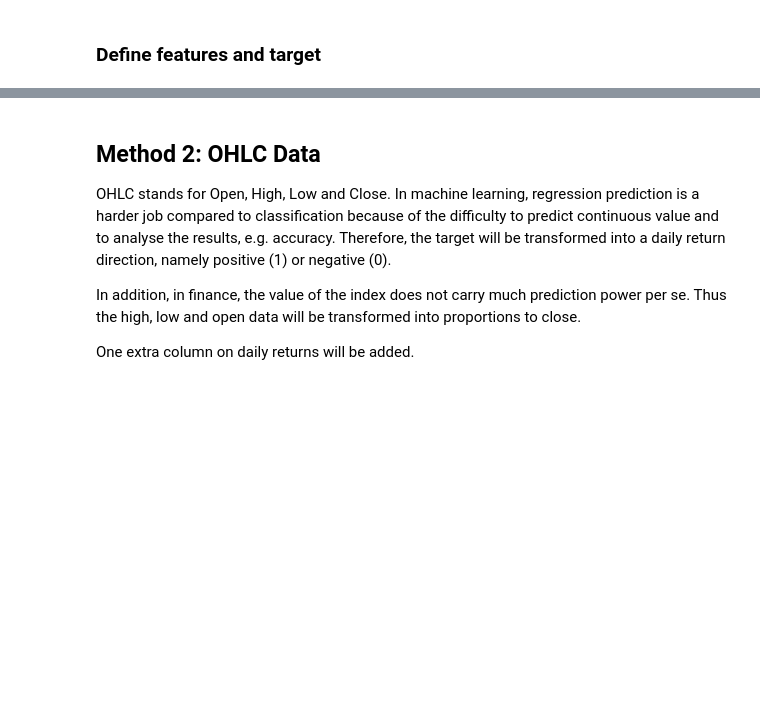
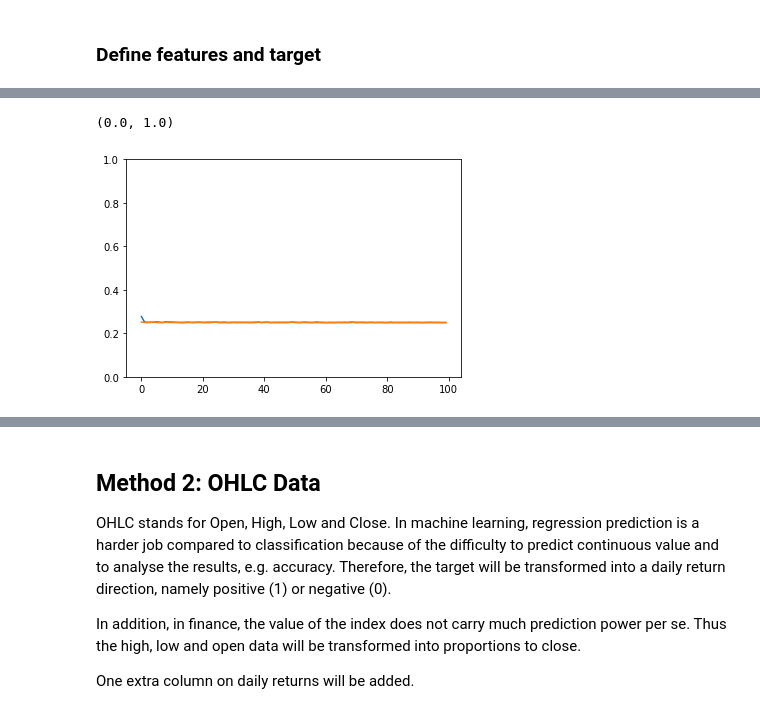
Before and after one commit to wctse/machine-learning-on-financial-data, a Jupyter notebook: naive-rnn-forecast.ipynb, the cells around one changed output, grey strips where cells are left out. Drawn from its saved outputs; the diff is of its cells as text; code cells hidden in the pictures; blank space fills up the shorter version.

```diff
--- a/naive-rnn-forecast.ipynb
+++ b/naive-rnn-forecast.ipynb
@@ -100,0 +136,10 @@ Epoch 100/100
+# %%
+model1_lstm = Sequential([
+    Input((T, D)),
+    LSTM(5),
+    Dense(1, activation='relu')
+])
+
+model1_lstm.compile(optimizer=Adam(lr=0.01), loss='mse', metrics=['MeanAbsoluteError'])
+# %%
+r1_lstm = model1_lstm.fit(X[:split], Y[:split], epochs=100, batch_size=25, validation_data=(X[split:], Y[split:]))
@@ -100,0 +164,7 @@ Epoch 100/100
+# %%
+plt.plot(r1_lstm.history['loss'], label='Loss')
+plt.plot(r1_lstm.history['val_loss'], label='Validation Loss')
+plt.ylim(0, 1)
+# %% [output]
+(0.0, 1.0)
+[figure, added]
```
Also changed, not shown: parts of 12 cells of this notebook.
